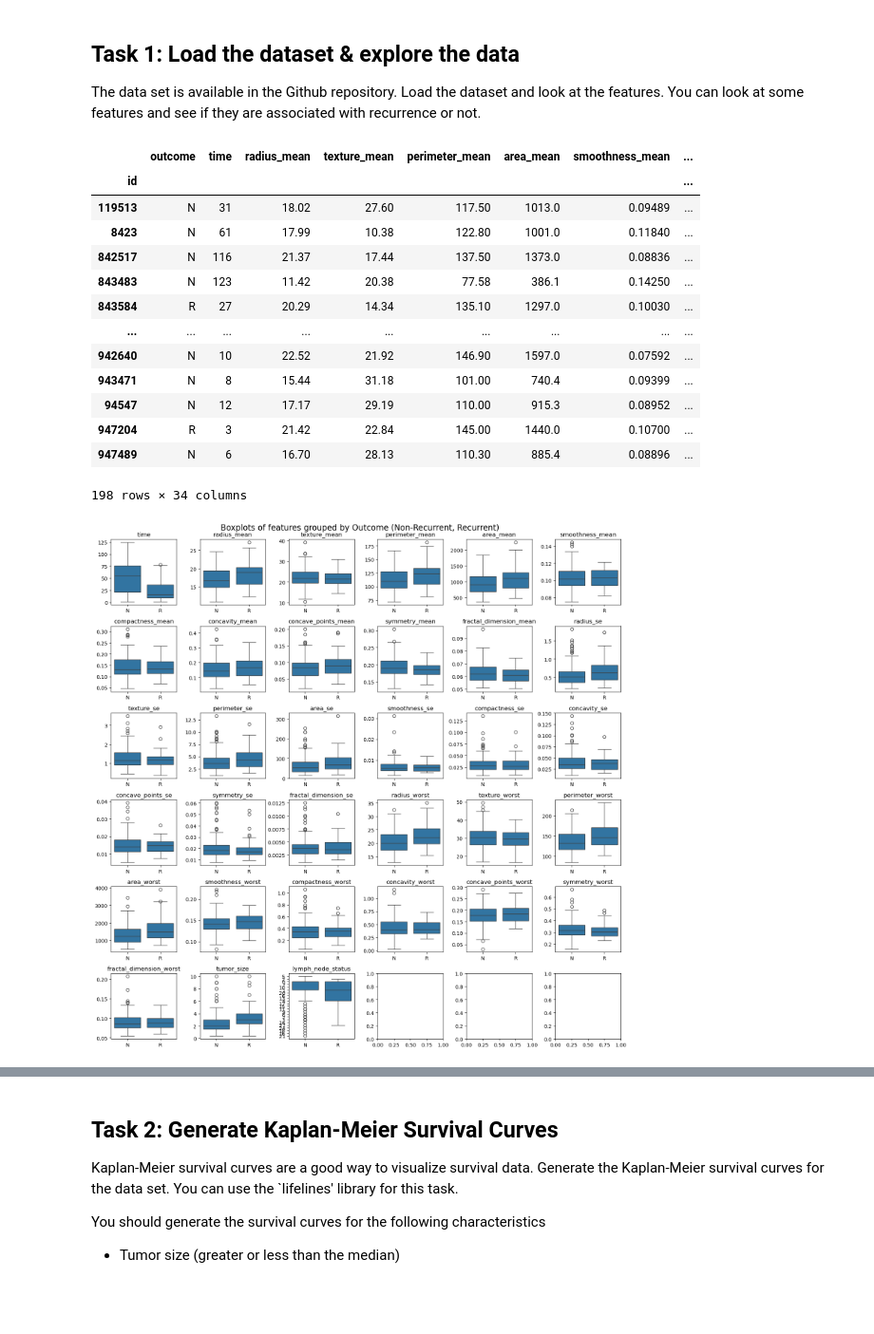
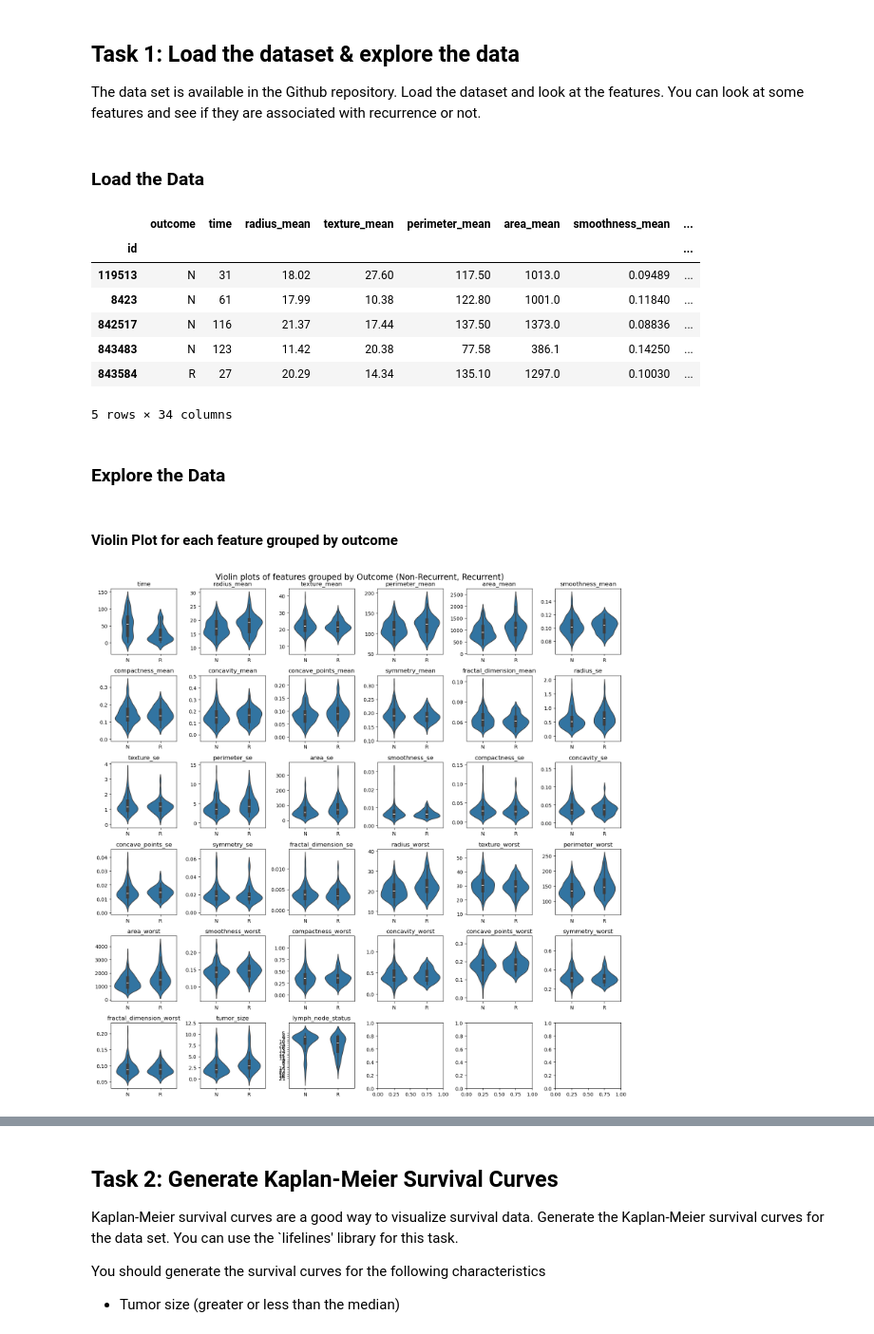
Before and after one commit to JulianMeigen/ML-handson, a Jupyter notebook: notebooks/tmp_julian.ipynb, the cells around one changed output, grey strips where cells are left out. Shown at 95% size. Drawn from its saved outputs; the diff is of its cells as text; code cells hidden in the pictures; blank space fills up the shorter version.

```diff
--- a/notebooks/tmp_julian.ipynb
+++ b/notebooks/tmp_julian.ipynb
@@ -79,11 +79,13 @@ from sklearn.preprocessing import MinMaxScaler
 from sklearn.model_selection import train_test_split
 
 import os
+# %% [markdown]
+### Load the Data
 # %%
 datafile = os.path.join("..", "data", "raw", "wpbc.data")
 data = pd.read_csv(datafile, header=None, index_col=0, names=available_columns)
 # %%
-data
+data.head()
 # %% [output]
 |  | outcome | time | radius_mean | texture_mean | perimeter_mean | area_mean | smoothness_mean | ... |
 | id |  |  |  |  |  |  |  | ... |
@@ -92,21 +94,19 @@ data
 | 842517 | N | 116 | 21.37 | 17.44 | 137.50 | 1373.0 | 0.08836 | ... |
 | 843483 | N | 123 | 11.42 | 20.38 | 77.58 | 386.1 | 0.14250 | ... |
 | 843584 | R | 27 | 20.29 | 14.34 | 135.10 | 1297.0 | 0.10030 | ... |
-| ... | ... | ... | ... | ... | ... | ... | ... | ... |
-| 942640 | N | 10 | 22.52 | 21.92 | 146.90 | 1597.0 | 0.07592 | ... |
-| 943471 | N | 8 | 15.44 | 31.18 | 101.00 | 740.4 | 0.09399 | ... |
-| 94547 | N | 12 | 17.17 | 29.19 | 110.00 | 915.3 | 0.08952 | ... |
-| 947204 | R | 3 | 21.42 | 22.84 | 145.00 | 1440.0 | 0.10700 | ... |
-| 947489 | N | 6 | 16.70 | 28.13 | 110.30 | 885.4 | 0.08896 | ... |
-198 rows × 34 columns
+5 rows × 34 columns
+# %% [markdown]
+### Explore the Data
+# %% [markdown]
+#### Violin Plot for each feature grouped by outcome
 # %%
 fig, axes = plt.subplots(6,6, figsize=(15,15))
 for i, col in enumerate(data.columns[1:]):
-    sns.boxplot(x=data["outcome"], y=data[col], ax=axes[i//6, i%6])
+    sns.violinplot(x=data["outcome"], y=data[col], ax=axes[i//6, i%6])
     axes[i//6, i%6].set_title(col)
     axes[i//6, i%6].set_xlabel("")
     axes[i//6, i%6].set_ylabel("")
-fig.suptitle("Boxplots of features grouped by Outcome (Non-Recurrent, Recurrent)", fontsize=16)
+fig.suptitle("Violin plots of features grouped by Outcome (Non-Recurrent, Recurrent)", fontsize=16)
 plt.tight_layout()
 # %% [output]
-[figure, old version]
+[figure, new version]
```
Also changed, not shown: parts of 1 cell of this notebook, 1 other file.
